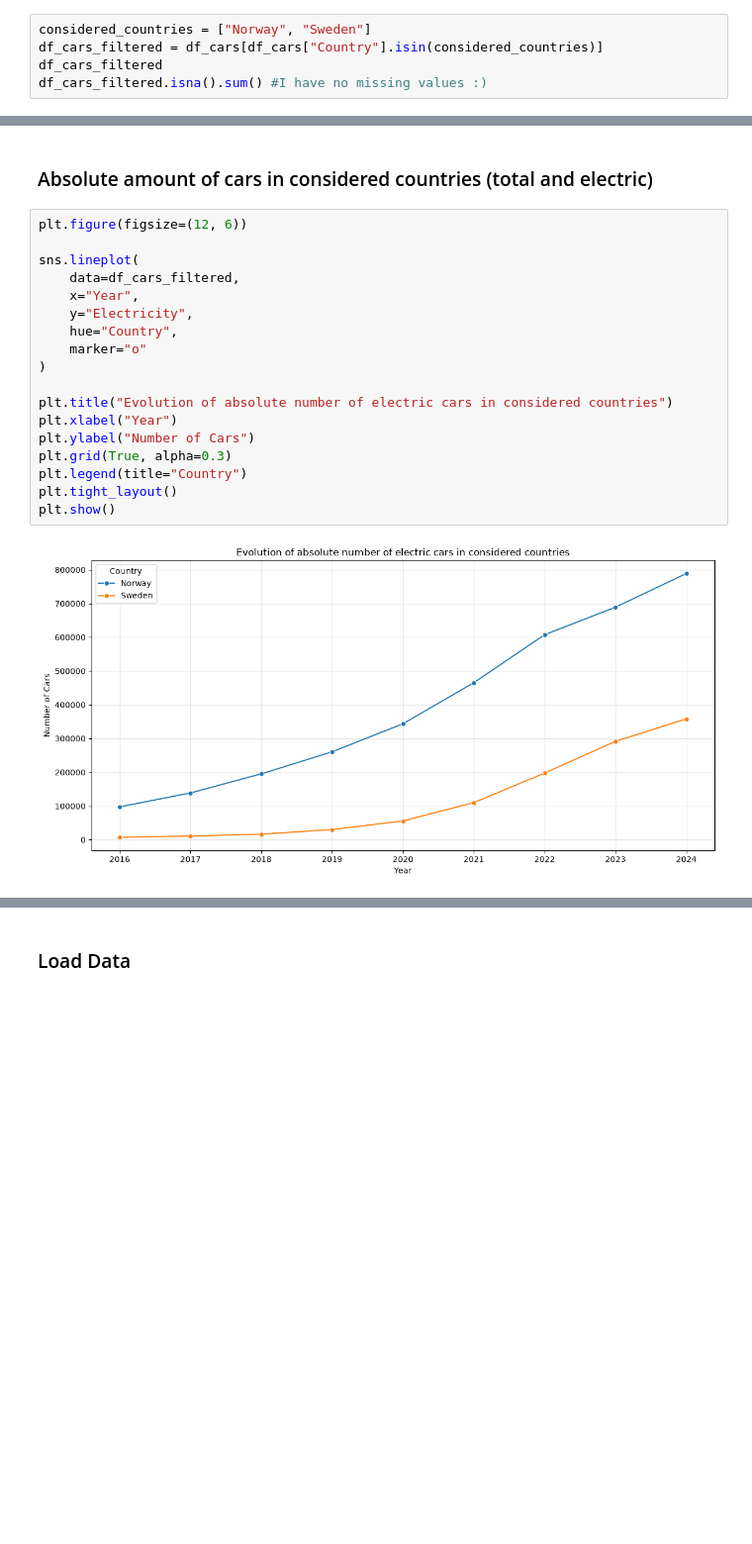
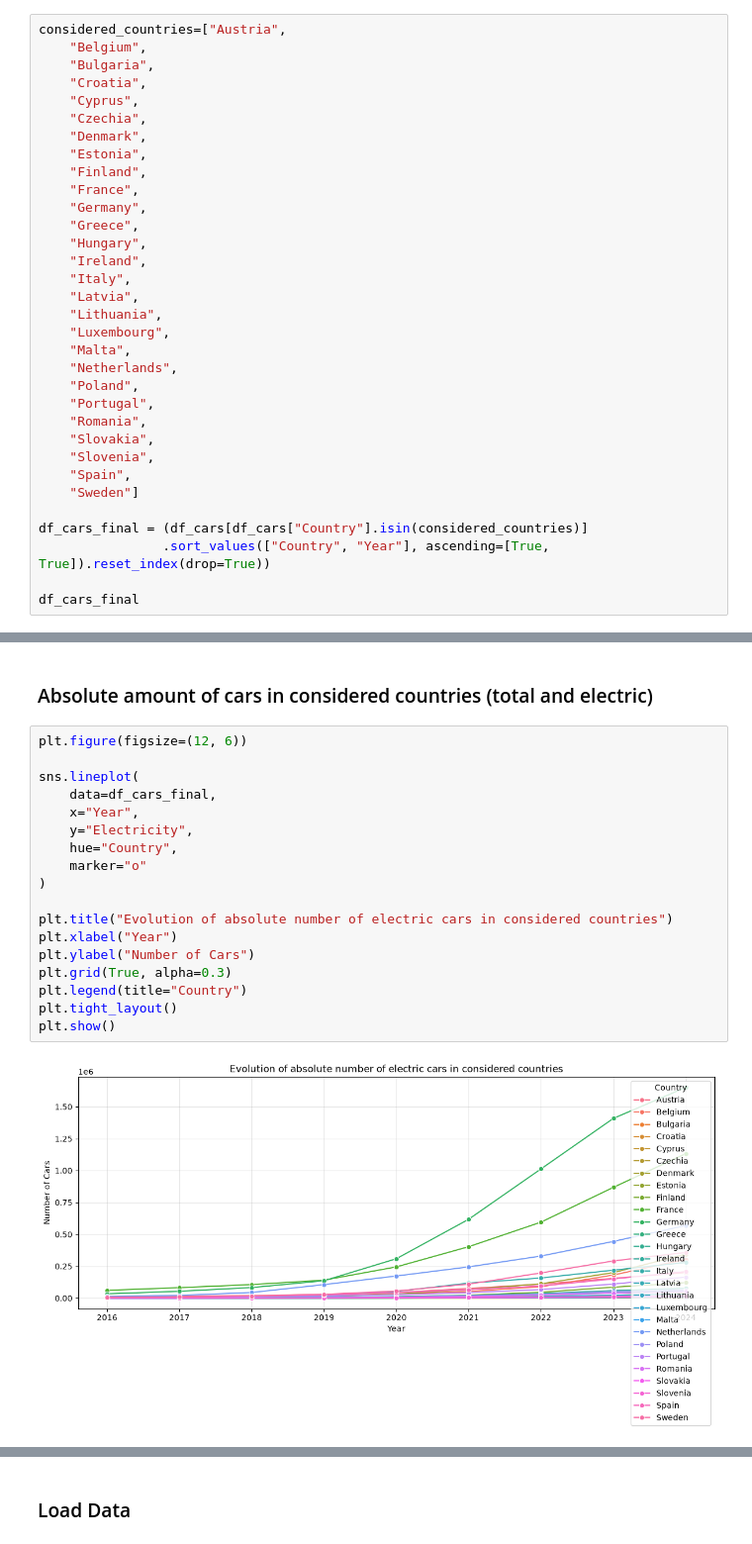
Before and after one commit to Mxlrt69/Data_Science_Project, a Jupyter notebook: draft_bivariate.ipynb, the cells around one changed output, grey strips where cells are left out. Shown at 99% size. Saved outputs shown, nothing was run; the diff lists cells and outputs as text; blank space fills up the shorter version.

```diff
--- a/draft_bivariate.ipynb
+++ b/draft_bivariate.ipynb
@@ -108,8 +134,36 @@ df_cars = df_cars.dropna()
 # %% [markdown]
 ### Filtering countries
 # %%
-considered_countries = ["Norway", "Sweden"]
-df_cars_filtered = df_cars[df_cars["Country"].isin(considered_countries)]
-df_cars_filtered
-df_cars_filtered.isna().sum() #I have no missing values :)
+considered_countries=["Austria",
+    "Belgium",
+    "Bulgaria",
+    "Croatia",
+    "Cyprus",
+    "Czechia",
+    "Denmark",
+    "Estonia",
+    "Finland",
+    "France",
+    "Germany",
+    "Greece",
+    "Hungary",
+    "Ireland",
+    "Italy",
+    "Latvia",
+    "Lithuania",
+    "Luxembourg",
+    "Malta",
+    "Netherlands",
+    "Poland",
+    "Portugal",
+    "Romania",
+    "Slovakia",
+    "Slovenia",
+    "Spain",
+    "Sweden"]
+
+df_cars_final = (df_cars[df_cars["Country"].isin(considered_countries)]
+                .sort_values(["Country", "Year"], ascending=[True, True]).reset_index(drop=True))
+
+df_cars_final
 # %% [output]
@@ -127,21 +187,21 @@ dtype: int64
 # %%
 plt.figure(figsize=(12, 6))
 
 sns.lineplot(
-    data=df_cars_filtered,
+    data=df_cars_final,
     x="Year",
     y="Electricity",
     hue="Country",
     marker="o"
 )
 
 plt.title("Evolution of absolute number of electric cars in considered countries")
 plt.xlabel("Year")
 plt.ylabel("Number of Cars")
 plt.grid(True, alpha=0.3)
 plt.legend(title="Country")
 plt.tight_layout()
 plt.show()
 # %% [output]
-[figure, old version]
+[figure, new version]
 # %% [markdown]
```
Also changed, not shown: parts of 32 cells of this notebook.
